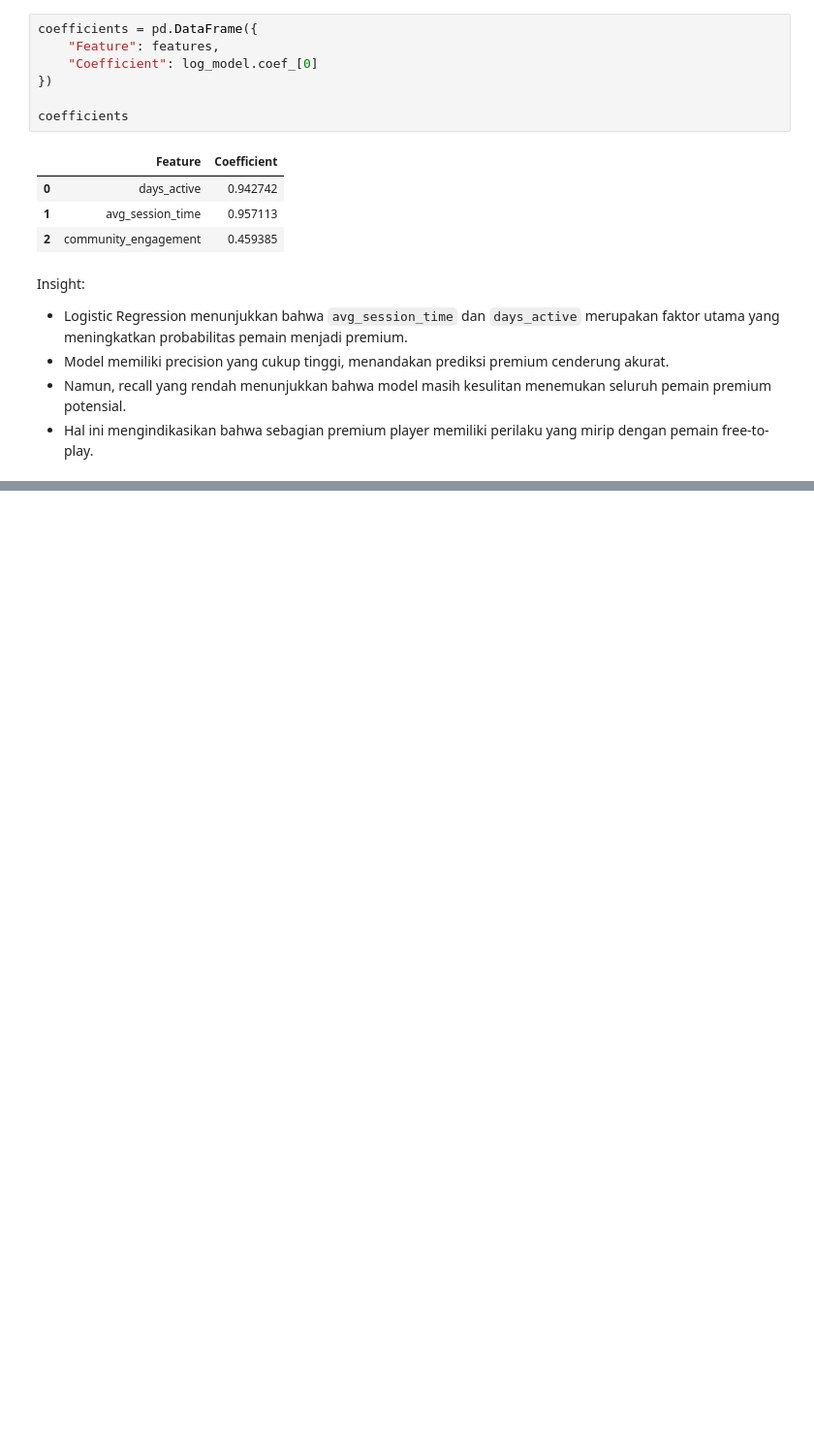
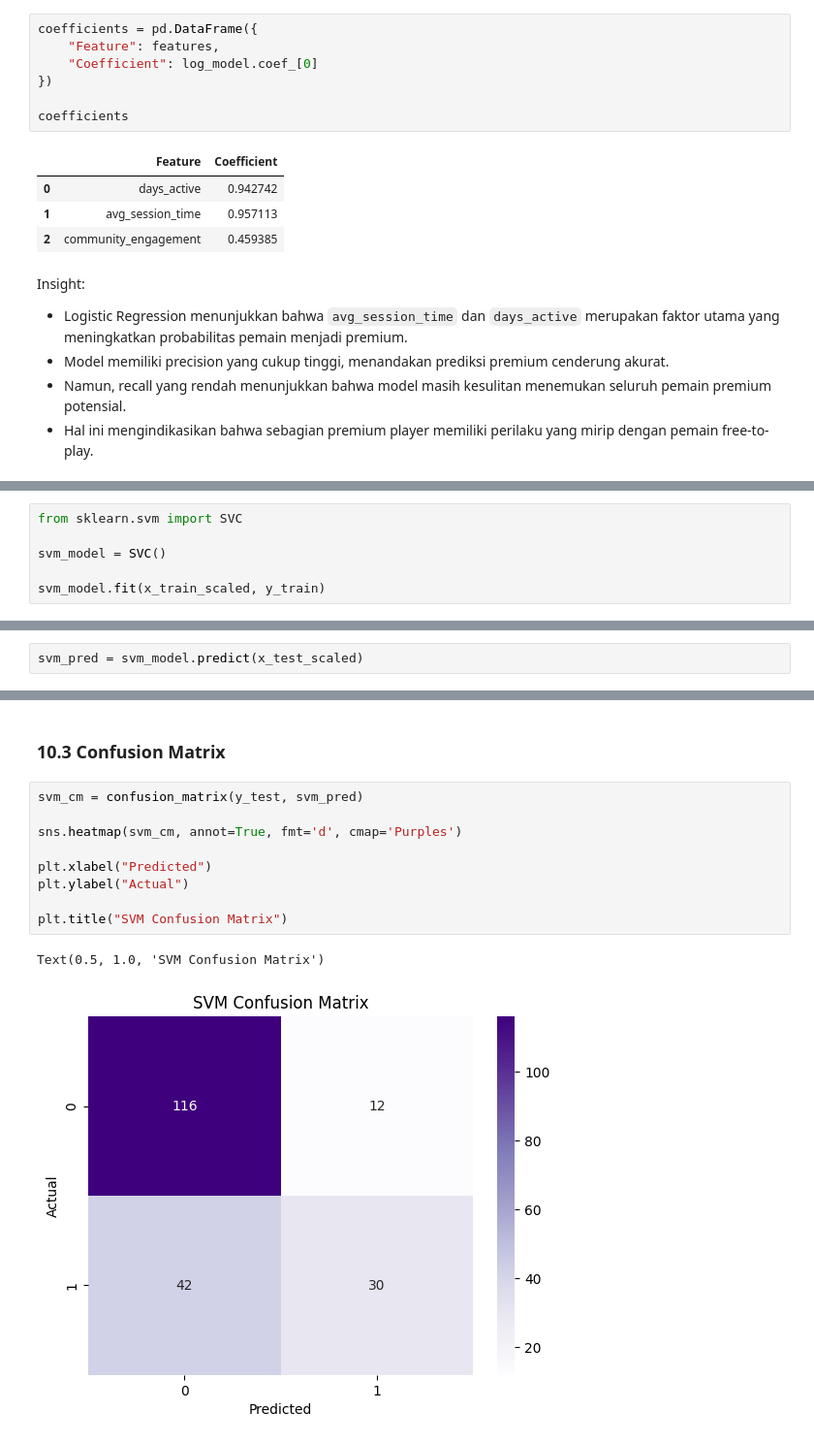
Before and after one commit to RyannPy/fitting-a-model-to-data, a Jupyter notebook: analysis.ipynb, the cells around one changed output, grey strips where cells are left out. Shown at 97% size. Drawn from its saved outputs; the diff is of its cells as text; blank space fills up the shorter version.

```diff
--- a/analysis.ipynb
+++ b/analysis.ipynb
@@ -366,0 +367,6 @@ Insight:
+# %%
+from sklearn.svm import SVC
+
+svm_model = SVC()
+
+svm_model.fit(x_train_scaled, y_train)
@@ -366,0 +377,2 @@ Insight:
+# %%
+svm_pred = svm_model.predict(x_test_scaled)
@@ -366,0 +399,14 @@ Insight:
+# %% [markdown]
+### 10.3 Confusion Matrix
+# %%
+svm_cm = confusion_matrix(y_test, svm_pred)
+
+sns.heatmap(svm_cm, annot=True, fmt='d', cmap='Purples')
+
+plt.xlabel("Predicted")
+plt.ylabel("Actual")
+
+plt.title("SVM Confusion Matrix")
+# %% [output]
+Text(0.5, 1.0, 'SVM Confusion Matrix')
+[figure, added]
```
Also changed, not shown: parts of 15 cells of this notebook.
